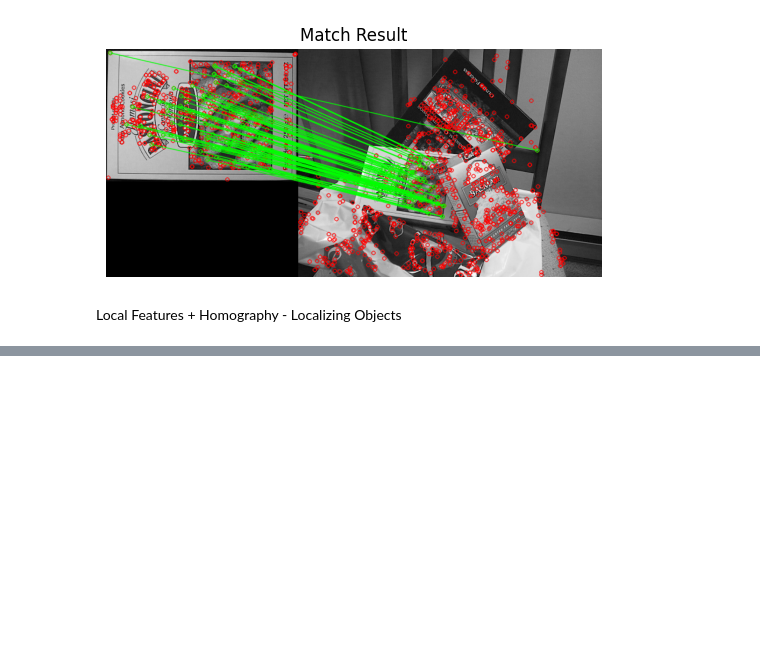
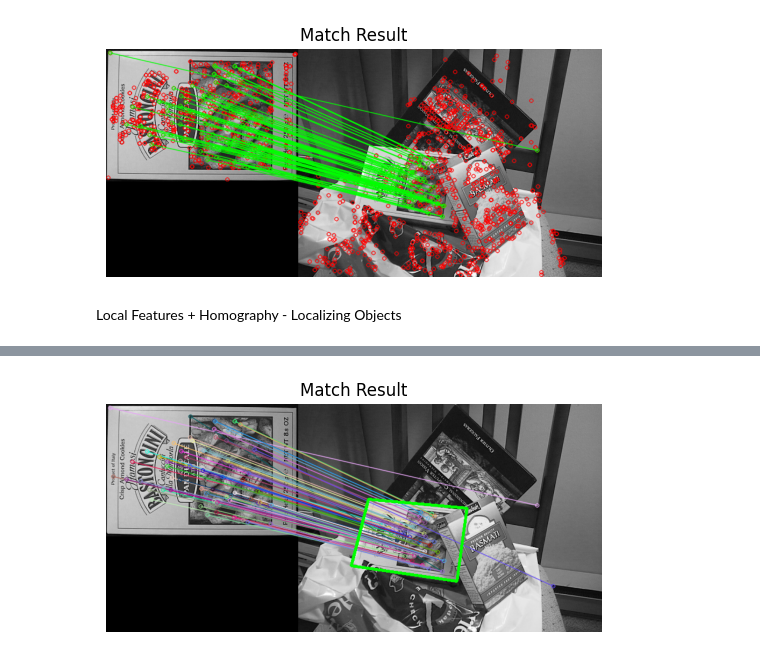
Before and after one commit to monkin77/feup-vc, a Jupyter notebook: weekly_exercises/week4.ipynb, the cells around one changed output, grey strips where cells are left out. Drawn from its saved outputs; the diff is of its cells as text; code cells hidden in the pictures; blank space fills up the shorter version.

Commit message:
Finished homography exercise

```diff
--- a/weekly_exercises/week4.ipynb
+++ b/weekly_exercises/week4.ipynb
@@ -282,8 +282,10 @@ if img_query is None or img_train is None:
 # Step 1 - Detect the keypoints using a detector, compute the descriptors
 # In this case, we will use the SIFT detector and descriptor
 sift = cv2.SIFT_create()
-kp1, des1 = sift.detectAndCompute(img_query, None)
-kp2, des2 = sift.detectAndCompute(img_train, None)
+# kp -> List of keypoints
+# desc -> Numpy array of shape (number of keypoints, 128) - descriptors
+kp_query, desc_query = sift.detectAndCompute(img_query, None)
+kp_train, desc_train = sift.detectAndCompute(img_train, None)
 
 # Step 2 - Match the descriptors using a matcher
 # In this case, we will use a FLANN matcher
@@ -291,7 +293,7 @@ FLANN_INDEX_KDTREE = 0
 index_params = dict(algorithm = FLANN_INDEX_KDTREE, trees = 5)
 search_params = dict(checks = 50)   # or pass empty dictionary
 matcher = cv2.FlannBasedMatcher(index_params, search_params)
-matches = matcher.knnMatch(des1, des2, k=2)
+matches = matcher.knnMatch(desc_query, desc_train, k=2)
 
 # Step 3 - Select the good matches using a ratio test
 # In this case, we will use the Lowe's ratio test
@@ -301,12 +303,66 @@ for m, n in matches:
     if m.distance < ratio_thresh * n.distance:
         good_matches.append(m)
 
-# Draw the matches
-matchOut = cv2.drawMatches(img_query, kp1, img_train, kp2, good_matches, None, flags=cv2.DrawMatchesFlags_NOT_DRAW_SINGLE_POINTS)
+# Draw the matches & returns an output image that concatenates the two input images and draws the matches
+matchOut = cv2.drawMatches(img_query, kp_query, img_train, kp_train, good_matches, None, flags=cv2.DrawMatchesFlags_NOT_DRAW_SINGLE_POINTS)
+
+# Step 4 - Localize the object
+obj = np.empty((len(good_matches), 2), dtype=np.float32)
+scene = np.empty((len(good_matches), 2), dtype=np.float32)
+for i in range(len(good_matches)):
+    # Get the keypoints from the good matches
+    obj[i, 0] = kp_query[good_matches[i].queryIdx].pt[0]
+    obj[i, 1] = kp_query[good_matches[i].queryIdx].pt[1]
+    scene[i, 0] = kp_train[good_matches[i].trainIdx].pt[0]
+    scene[i, 1] = kp_train[good_matches[i].trainIdx].pt[1]
+
+# Find the homography matrix
+H, _ = cv2.findHomography(obj, scene, cv2.RANSAC)
+
+# Get the corners from the query image (the object to be "detected")
+# Creating a numpy array of shape (4, 1, 2) - 4 corners, 1 point, 2 coordinates. For some reason, this is the format that cv2.perspectiveTransform() expects
+obj_corners = np.empty((4, 1, 2), dtype=np.float32)
+# Top left
+obj_corners[0, 0, 0] = 0
+obj_corners[0, 0, 1] = 0
+# Top right
+obj_corners[1, 0, 0] = img_query.shape[1]
+obj_corners[1, 0, 1] = 0
+# Bottom right
+obj_corners[2, 0, 0] = img_query.shape[1]
+obj_corners[2, 0, 1] = img_query.shape[0]
+# Bottom left
+obj_corners[3, 0, 0] = 0
+obj_corners[3, 0, 1] = img_query.shape[0]
+
+# Transform the corners from the query image into the scene image
+scene_corners = cv2.perspectiveTransform(obj_corners, H)
+
+# Draw the lines between the corners (the mapped object in the scene image)
+# The img_query.shape[1] is added to the x coordinates of the corners in the scene image to offset them to the right image (the scene image)
+# top left -> top right
+p1 = (int(scene_corners[0, 0, 0] + img_query.shape[1]), int(scene_corners[0, 0, 1]))
+p2 = (int(scene_corners[1, 0, 0] + img_query.shape[1]), int(scene_corners[1, 0, 1]))
+cv2.line(matchOut, p1, p2, (0, 255, 0), 4)
+
+# top right -> bottom right
+p1 = (int(scene_corners[1, 0, 0] + img_query.shape[1]), int(scene_corners[1, 0, 1]))
+p2 = (int(scene_corners[2, 0, 0] + img_query.shape[1]), int(scene_corners[2, 0, 1]))
+cv2.line(matchOut, p1, p2, (0, 255, 0), 4)
+
+# bottom right -> bottom left
+p1 = (int(scene_corners[2, 0, 0] + img_query.shape[1]), int(scene_corners[2, 0, 1]))
+p2 = (int(scene_corners[3, 0, 0] + img_query.shape[1]), int(scene_corners[3, 0, 1]))
+cv2.line(matchOut, p1, p2, (0, 255, 0), 4)
+
+# bottom left -> top left
+p1 = (int(scene_corners[3, 0, 0] + img_query.shape[1]), int(scene_corners[3, 0, 1]))
+p2 = (int(scene_corners[0, 0, 0] + img_query.shape[1]), int(scene_corners[0, 0, 1]))
+cv2.line(matchOut, p1, p2, (0, 255, 0), 4)
+
+# Show the detected matches
 plt.imshow(matchOut)
 plt.title('Match Result')
 plt.axis('off')
 plt.show()
-
-# Step 4 - Find the homography matrix and do perspective transform
 # %% [output]
@@ -329,0 +369 @@ array([[[ 21,  21,  21],
+[figure, added]
```
Also changed, not shown: parts of 1 cell of this notebook.
